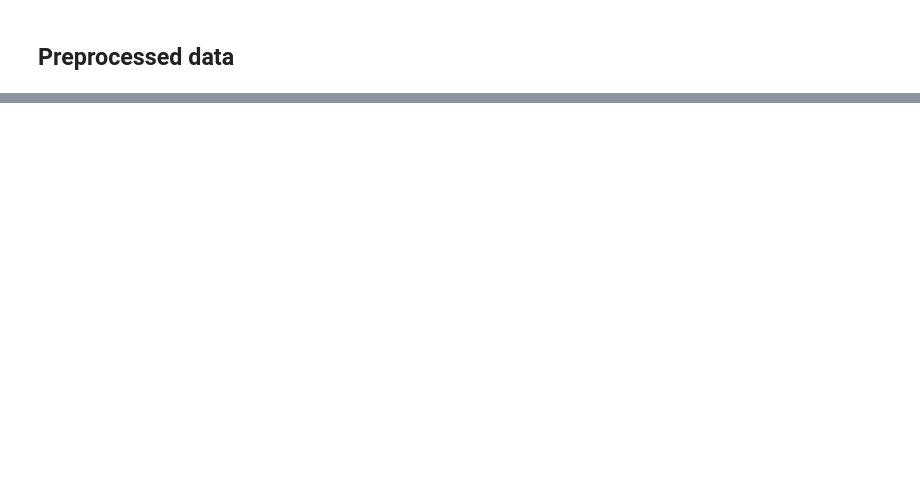
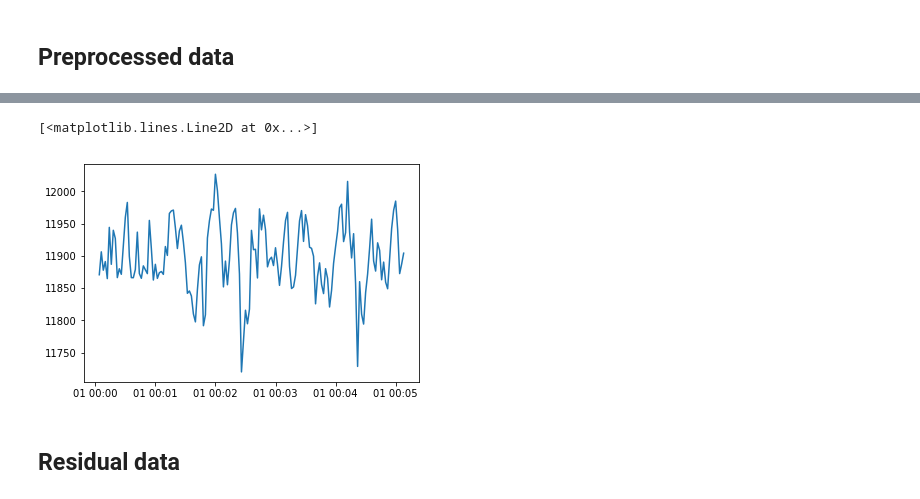
Before and after one commit to oliver-contier/famface-temporal-dynamics, a Jupyter notebook: notebooks/pycausal_analysis.ipynb, the cells around one changed output, grey strips where cells are left out. Cells and saved outputs as stored; diff of their text form; code cells hidden in the pictures; blank space fills up the shorter version.

```diff
--- a/notebooks/pycausal_analysis.ipynb
+++ b/notebooks/pycausal_analysis.ipynb
@@ -531,0 +547,31 @@ For the residual data, the constructed differential regressor does not fit in th
+# %%
+def ar_df(in_df, tr=2, lag=1):
+    """
+    perform AR modelling on all columns in a given data frame.
+    Keep in mind that resulting data frame will be missing first row.
+    """
+    # don't change original data frames, make copy instead
+    df = copy.deepcopy(in_df)
+
+    # give df a timestamp as index
+    df['time'] = range(tr,len(df)*tr+1,tr)
+    df.index = pd.to_datetime(pd.to_timedelta(df['time'],unit='s'))
+    df = df.drop('time', 1)
+
+    # get column names
+    header = list(df.columns.values)
+
+    for cond in header:
+        # autoregressive model
+        ar_mod = AR(df[cond].astype(float), dates=df.index)
+
+        fit = ar_mod.fit(lag)
+        results = fit.predict()
+        df[cond] = results # change respective column in df
+
+    df = df.iloc[lag:] # don't include rows that are NaN due to AR
+
+    return df
+# %%
+# perform AR modelling for all data frames based on preprocessed data
+dfs_withc_raw_ar = [ar_df(df) for df in dfs_withc_raw]
@@ -531,0 +596,8 @@ For the residual data, the constructed differential regressor does not fit in th
+# %%
+# ... and after AR
+plt.plot(dfs_withc_raw_ar[0]['EV1-L'])
+# %% [output]
+[<matplotlib.lines.Line2D at 0x...>]
+[figure, added]
+# %% [markdown]
+## Residual data
```
Also changed, not shown: parts of 29 cells of this notebook.
